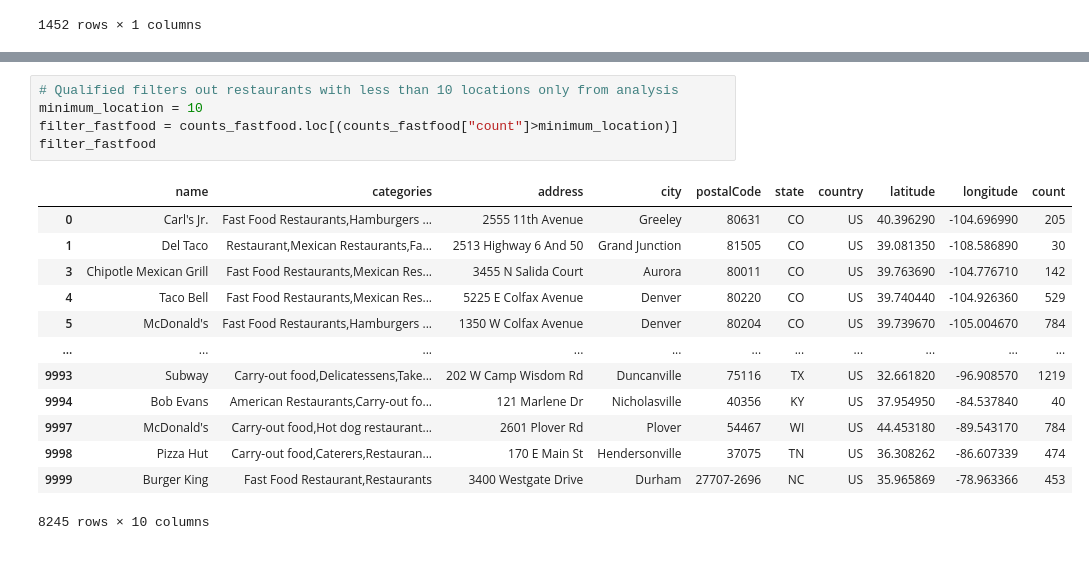
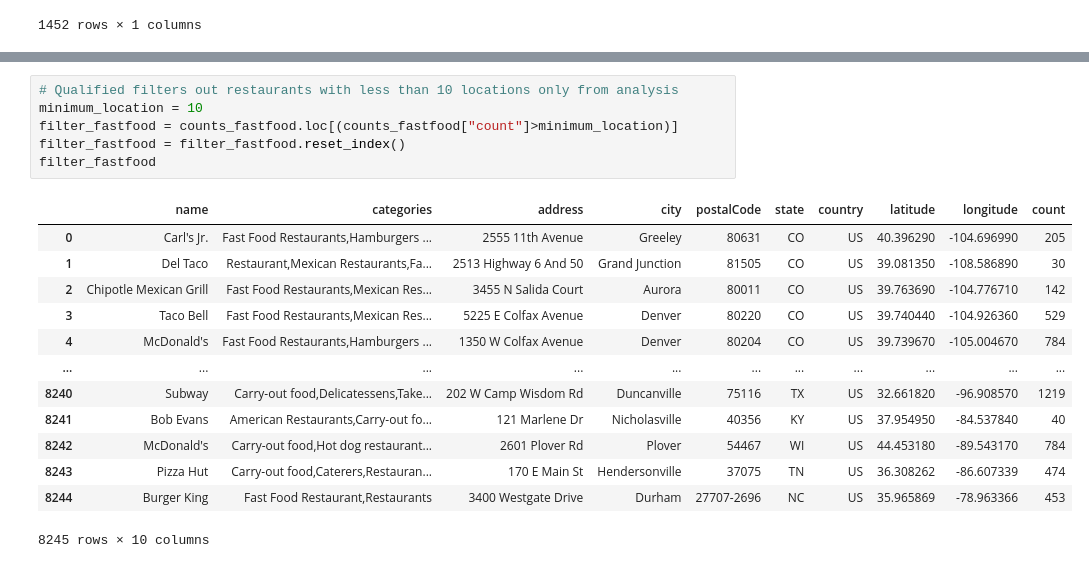
Before and after one commit to tiffanyycheng99/TeamTasty_PythonAnalysis, a Jupyter notebook: Data Cleaning_UPDATED.ipynb, the cells around one changed output, grey strips where cells are left out. Cells and saved outputs as stored; diff of their text form.

```diff
--- a/Data Cleaning.ipynb
+++ b/Data Cleaning_UPDATED.ipynb
@@ -248,19 +253,20 @@ counts_fastfood
 # %%
 # Qualified filters out restaurants with less than 10 locations only from analysis
 minimum_location = 10
 filter_fastfood = counts_fastfood.loc[(counts_fastfood["count"]>minimum_location)]
+filter_fastfood = filter_fastfood.reset_index()
 filter_fastfood
 # %% [output]
 |  | name | categories | address | city | postalCode | state | country | latitude | longitude | count |
 | 0 | Carl's Jr. | Fast Food Restaurants,Hamburgers ... | 2555 11th Avenue | Greeley | 80631 | CO | US | 40.396290 | -104.696990 | 205 |
 | 1 | Del Taco | Restaurant,Mexican Restaurants,Fa... | 2513 Highway 6 And 50 | Grand Junction | 81505 | CO | US | 39.081350 | -108.586890 | 30 |
-| 3 | Chipotle Mexican Grill | Fast Food Restaurants,Mexican Res... | 3455 N Salida Court | Aurora | 80011 | CO | US | 39.763690 | -104.776710 | 142 |
-| 4 | Taco Bell | Fast Food Restaurants,Mexican Res... | 5225 E Colfax Avenue | Denver | 80220 | CO | US | 39.740440 | -104.926360 | 529 |
-| 5 | McDonald's | Fast Food Restaurants,Hamburgers ... | 1350 W Colfax Avenue | Denver | 80204 | CO | US | 39.739670 | -105.004670 | 784 |
+| 2 | Chipotle Mexican Grill | Fast Food Restaurants,Mexican Res... | 3455 N Salida Court | Aurora | 80011 | CO | US | 39.763690 | -104.776710 | 142 |
+| 3 | Taco Bell | Fast Food Restaurants,Mexican Res... | 5225 E Colfax Avenue | Denver | 80220 | CO | US | 39.740440 | -104.926360 | 529 |
+| 4 | McDonald's | Fast Food Restaurants,Hamburgers ... | 1350 W Colfax Avenue | Denver | 80204 | CO | US | 39.739670 | -105.004670 | 784 |
 | ... | ... | ... | ... | ... | ... | ... | ... | ... | ... | ... |
-| 9993 | Subway | Carry-out food,Delicatessens,Take... | 202 W Camp Wisdom Rd | Duncanville | 75116 | TX | US | 32.661820 | -96.908570 | 1219 |
-| 9994 | Bob Evans | American Restaurants,Carry-out fo... | 121 Marlene Dr | Nicholasville | 40356 | KY | US | 37.954950 | -84.537840 | 40 |
-| 9997 | McDonald's | Carry-out food,Hot dog restaurant... | 2601 Plover Rd | Plover | 54467 | WI | US | 44.453180 | -89.543170 | 784 |
-| 9998 | Pizza Hut | Carry-out food,Caterers,Restauran... | 170 E Main St | Hendersonville | 37075 | TN | US | 36.308262 | -86.607339 | 474 |
-| 9999 | Burger King | Fast Food Restaurant,Restaurants | 3400 Westgate Drive | Durham | 27707-2696 | NC | US | 35.965869 | -78.963366 | 453 |
+| 8240 | Subway | Carry-out food,Delicatessens,Take... | 202 W Camp Wisdom Rd | Duncanville | 75116 | TX | US | 32.661820 | -96.908570 | 1219 |
+| 8241 | Bob Evans | American Restaurants,Carry-out fo... | 121 Marlene Dr | Nicholasville | 40356 | KY | US | 37.954950 | -84.537840 | 40 |
+| 8242 | McDonald's | Carry-out food,Hot dog restaurant... | 2601 Plover Rd | Plover | 54467 | WI | US | 44.453180 | -89.543170 | 784 |
+| 8243 | Pizza Hut | Carry-out food,Caterers,Restauran... | 170 E Main St | Hendersonville | 37075 | TN | US | 36.308262 | -86.607339 | 474 |
+| 8244 | Burger King | Fast Food Restaurant,Restaurants | 3400 Westgate Drive | Durham | 27707-2696 | NC | US | 35.965869 | -78.963366 | 453 |
 8245 rows × 10 columns
```
Also changed, not shown: parts of 7 cells of this notebook.
